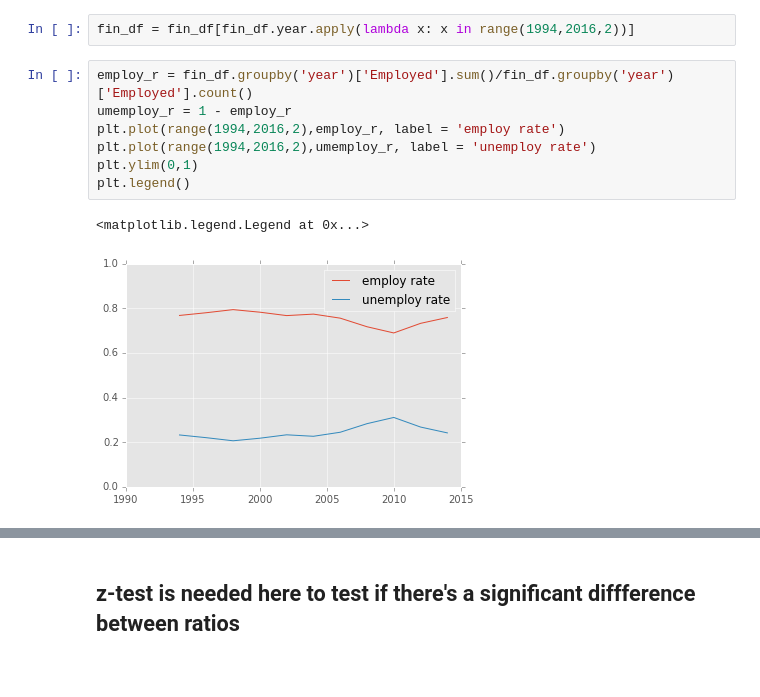
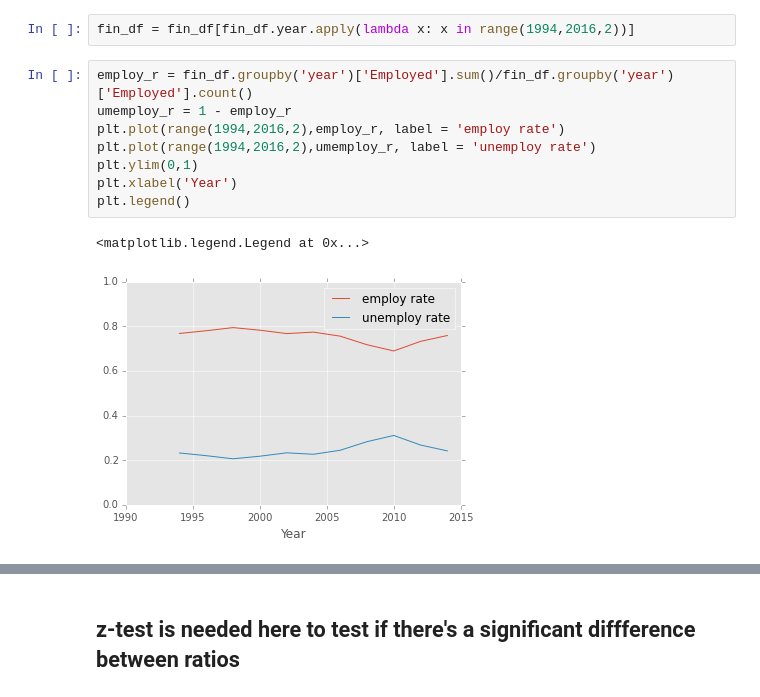
Before and after one commit to banjopickin/women_workforce, a Jupyter notebook: step1_tidy_employ.ipynb, the cells around one changed output, grey strips where cells are left out. Cells and saved outputs as stored; diff of their text form.

```diff
--- a/step1_tidy_employ.ipynb
+++ b/step1_tidy_employ.ipynb
@@ -274,10 +272,11 @@ fin_df = fin_df[fin_df.year.apply(lambda x: x in range(1994,2016,2))]
 # %%
 employ_r = fin_df.groupby('year')['Employed'].sum()/fin_df.groupby('year')['Employed'].count()
 umemploy_r = 1 - employ_r
 plt.plot(range(1994,2016,2),employ_r, label = 'employ rate')
 plt.plot(range(1994,2016,2),umemploy_r, label = 'unemploy rate')
 plt.ylim(0,1)
+plt.xlabel('Year')
 plt.legend()
 # %% [output]
 <matplotlib.legend.Legend at 0x...>
-[figure, old version]
+[figure, new version]
```
Also changed, not shown: parts of 2 cells of this notebook, 1 other file.
